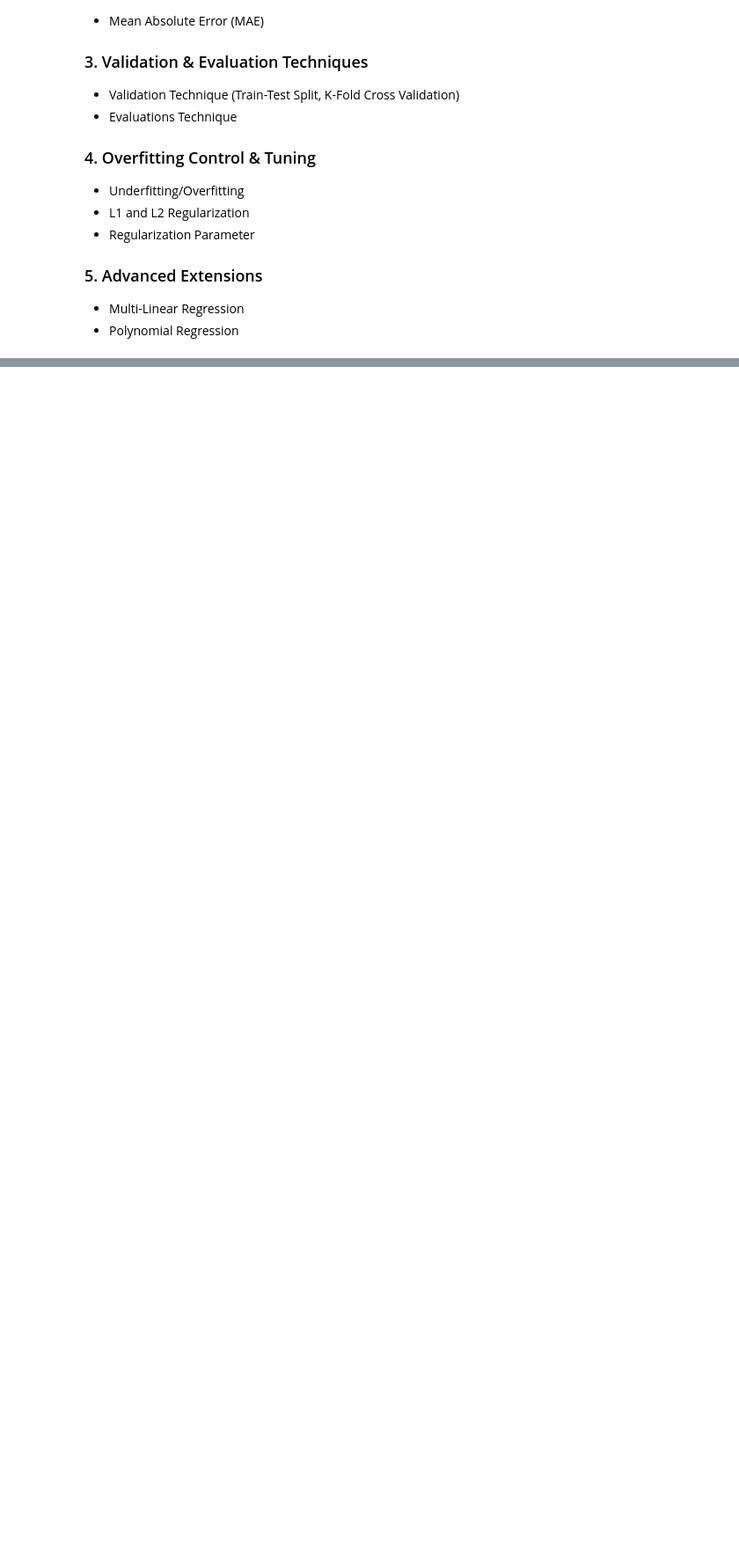
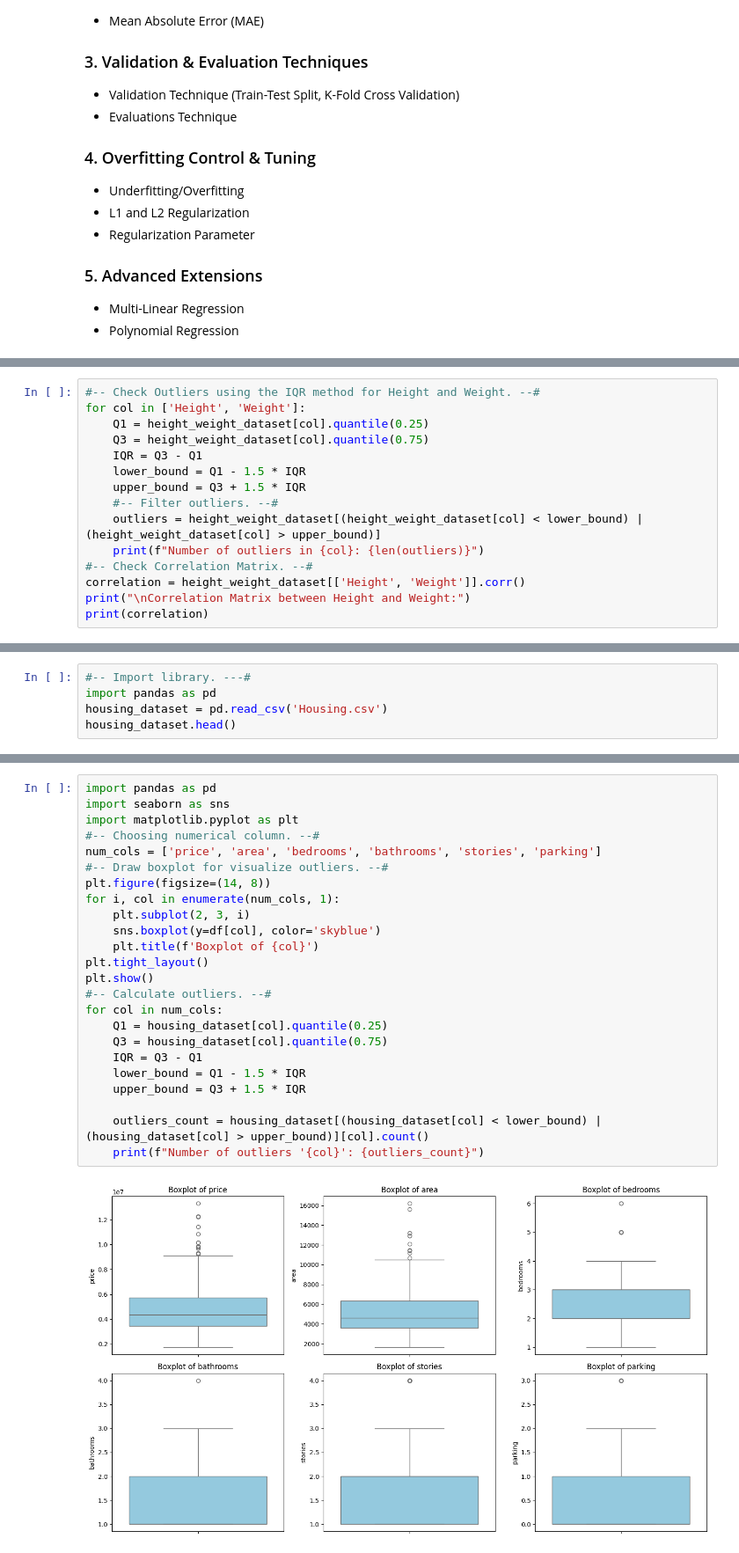
Before and after one commit to hieugia090806/Applied_Machine_Learning_COS30082, a Jupyter notebook: Laboratory/Lab02 - Machine Learning Algorithm/Linear_Regression_Week02.ipynb, the cells around one changed output, grey strips where cells are left out. Shown at 88% size. Saved outputs shown, nothing was run; the diff lists cells and outputs as text; blank space fills up the shorter version.

```diff
--- a/Laboratory/Lab02 - Machine Learning Algorithm/Linear_Regression_Week02.ipynb
+++ b/Laboratory/Lab02 - Machine Learning Algorithm/Linear_Regression_Week02.ipynb
@@ -241,0 +92,15 @@ plt.show()
+# %%
+#-- Check Outliers using the IQR method for Height and Weight. --#
+for col in ['Height', 'Weight']:
+    Q1 = height_weight_dataset[col].quantile(0.25)
+    Q3 = height_weight_dataset[col].quantile(0.75)
+    IQR = Q3 - Q1
+    lower_bound = Q1 - 1.5 * IQR
+    upper_bound = Q3 + 1.5 * IQR
+    #-- Filter outliers. --#
+    outliers = height_weight_dataset[(height_weight_dataset[col] < lower_bound) | (height_weight_dataset[col] > upper_bound)]
+    print(f"Number of outliers in {col}: {len(outliers)}")
+#-- Check Correlation Matrix. --#
+correlation = height_weight_dataset[['Height', 'Weight']].corr()
+print("\nCorrelation Matrix between Height and Weight:")
+print(correlation)
@@ -241,0 +256,5 @@ plt.show()
+# %%
+#-- Import library. ---#
+import pandas as pd
+housing_dataset = pd.read_csv('Housing.csv')
+housing_dataset.head()
@@ -241,0 +323,26 @@ plt.show()
+# %%
+import pandas as pd
+import seaborn as sns
+import matplotlib.pyplot as plt
+#-- Choosing numerical column. --#
+num_cols = ['price', 'area', 'bedrooms', 'bathrooms', 'stories', 'parking']
+#-- Draw boxplot for visualize outliers. --#
+plt.figure(figsize=(14, 8))
+for i, col in enumerate(num_cols, 1):
+    plt.subplot(2, 3, i)
+    sns.boxplot(y=df[col], color='skyblue')
+    plt.title(f'Boxplot of {col}')
+plt.tight_layout()
+plt.show()
+#-- Calculate outliers. --#
+for col in num_cols:
+    Q1 = housing_dataset[col].quantile(0.25)
+    Q3 = housing_dataset[col].quantile(0.75)
+    IQR = Q3 - Q1
+    lower_bound = Q1 - 1.5 * IQR
+    upper_bound = Q3 + 1.5 * IQR
+
+    outliers_count = housing_dataset[(housing_dataset[col] < lower_bound) | (housing_dataset[col] > upper_bound)][col].count()
+    print(f"Number of outliers '{col}': {outliers_count}")
+# %% [output]
+[figure, added]
```
Also changed, not shown: parts of 68 cells of this notebook, 25 other files.
